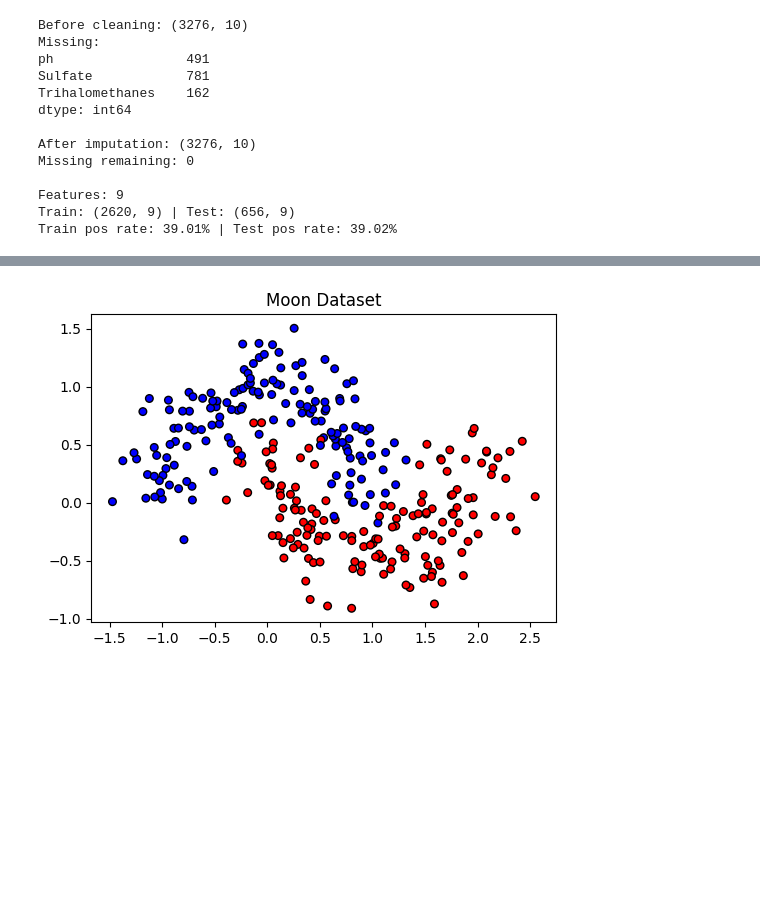
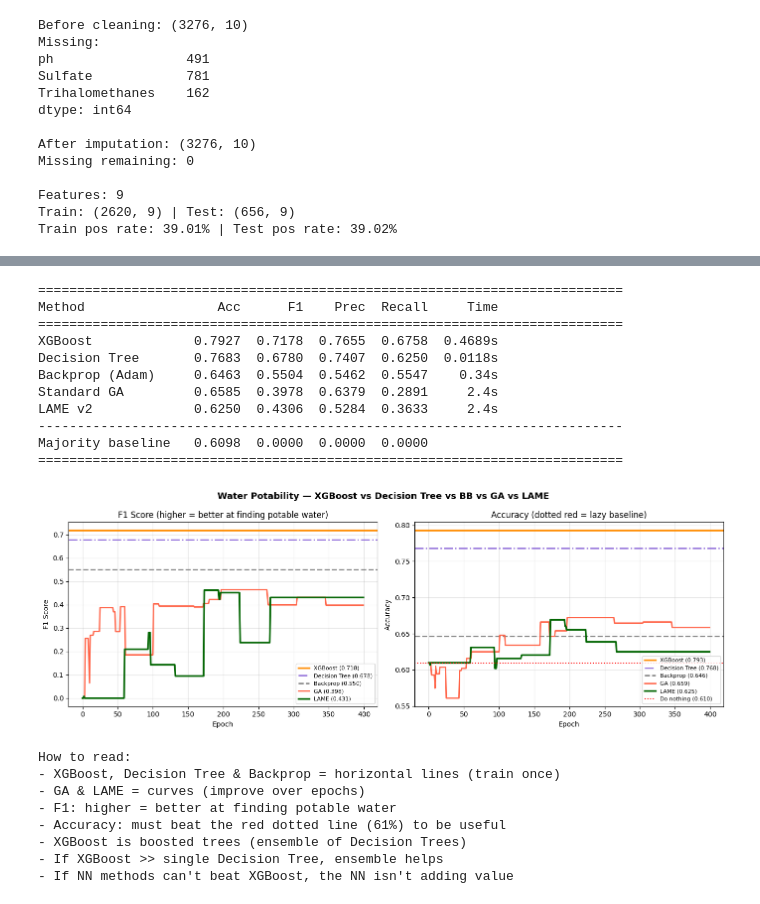
Before and after one commit to cesa3/nn-ga, a Jupyter notebook: NN_+GA.ipynb, the cells around one changed output, grey strips where cells are left out. Cells and saved outputs as stored; diff of their text form; code cells hidden in the pictures; blank space fills up the shorter version.

```diff
--- a/NN_+GA.ipynb
+++ b/NN_+GA.ipynb
@@ -76,18 +54,4 @@ plt.show()
 # %%
-fig, ax = plt.subplots(figsize=(10, 8))
-corr = df.corr()
-im = ax.imshow(corr, cmap="RdBu_r", vmin=-1, vmax=1)
-ax.set_xticks(range(len(corr)))
-ax.set_yticks(range(len(corr)))
-ax.set_xticklabels(corr.columns, rotation=45, ha="right")
-ax.set_yticklabels(corr.columns)
-for i in range(len(corr)):
-    for j in range(len(corr)):
-        ax.text(j, i, f"{corr.iloc[i, j]:.2f}", ha="center", va="center", fontsize=8)
-plt.colorbar(im)
-ax.set_title("Correlation Matrix")
-plt.tight_layout()
-plt.show()
 
 # Missing value bar chart
 fig, ax = plt.subplots(figsize=(8, 3))
@@ -232,10 +191,10 @@ NN ready.
 # ============================================================
 # Backprop (BB) — Adam baseline with class weighting
 # ============================================================
-def run_backprop(seed=SEED, max_iter=500):
+def run_backprop(seed=SEED, max_iter=1000):
     t0 = time.time()
     mlp = MLPClassifier(
-        hidden_layer_sizes=(H1, H2),
+        hidden_layer_sizes=(H1,),
         activation="relu",
         solver="adam",
         learning_rate_init=0.001,
@@ -482,16 +476,20 @@ Running LAME v2 (epoch-based)...
 # %%
 # ============================================================
-# Results: Decision Tree vs BB vs GA vs LAME
+# Results: XGBoost vs Decision Tree vs BB vs GA vs LAME
 # ============================================================
 
 bb_m = {"acc": bb["test_acc"], "f1": bb["test_f1"], "prec": bb["test_prec"], "rec": bb["test_rec"]}
 dt_m = {"acc": dt["test_acc"], "f1": dt["test_f1"], "prec": dt["test_prec"], "rec": dt["test_rec"]}
+xgb_m = {"acc": xgb["test_acc"], "f1": xgb["test_f1"], "prec": xgb["test_prec"], "rec": xgb["test_rec"]}
 ga_m = eval_all(ga["w"], X_test, y_test)
+
 la_m = eval_all(lame["w"], X_test, y_test)
 
 print("=" * 75)
 print(f"{'Method':<18} {'Acc':>7} {'F1':>7} {'Prec':>7} {'Recall':>7} {'Time':>8}")
 print("=" * 75)
+print(f"{'XGBoost':<18} {xgb_m['acc']:>7.4f} {xgb_m['f1']:>7.4f} "
+      f"{xgb_m['prec']:>7.4f} {xgb_m['rec']:>7.4f} {xgb['time']:>7.4f}s")
 print(f"{'Decision Tree':<18} {dt_m['acc']:>7.4f} {dt_m['f1']:>7.4f} "
       f"{dt_m['prec']:>7.4f} {dt_m['rec']:>7.4f} {dt['time']:>7.4f}s")
 print(f"{'Backprop (Adam)':<18} {bb_m['acc']:>7.4f} {bb_m['f1']:>7.4f} "
@@ -507,11 +505,13 @@ print("=" * 75)
 
 # --- 2 key plots ---
 fig, axes = plt.subplots(1, 2, figsize=(14, 5))
-fig.suptitle("Water Potability — Decision Tree vs BB vs GA vs LAME",
+fig.suptitle("Water Potability — XGBoost vs Decision Tree vs BB vs GA vs LAME",
              fontsize=13, fontweight="bold")
 
 # PLOT 1: F1 Score over epochs
 ax = axes[0]
+ax.axhline(xgb["test_f1"], color="darkorange", linewidth=2.5, linestyle="-",
+           label=f"XGBoost ({xgb['test_f1']:.3f})")
 ax.axhline(dt["test_f1"], color="mediumpurple", linewidth=2, linestyle="-.",
            label=f"Decision Tree ({dt['test_f1']:.3f})")
 ax.axhline(bb["test_f1"], color="gray", linewidth=2, linestyle="--",
@@ -522,52 +522,57 @@ ax.set_xlabel("Epoch")
 ax.set_ylabel("F1 Score")
 ax.set_title("F1 Score (higher = better at finding potable water)")
 ax.legend(fontsize=8)
 ax.grid(True, alpha=0.3)
 
 # PLOT 2: Test Accuracy over epochs
 ax = axes[1]
+ax.axhline(xgb["test_acc"], color="darkorange", linewidth=2.5, linestyle="-",
+           label=f"XGBoost ({xgb['test_acc']:.3f})")
 ax.axhline(dt["test_acc"], color="mediumpurple", linewidth=2, linestyle="-.",
            label=f"Decision Tree ({dt['test_acc']:.3f})")
 ax.axhline(bb["test_acc"], color="gray", linewidth=2, linestyle="--",
            label=f"Backprop ({bb['test_acc']:.3f})")
 ax.plot(ga["test"], color="tomato", linewidth=2, label=f"GA ({ga_m['acc']:.3f})")
 ax.plot(lame["test"], color="darkgreen", linewidth=2.5, label=f"LAME ({la_m['acc']:.3f})")
 ax.axhline((y_test == 0).mean(), color="red", linewidth=1.5, linestyle=":",
            label=f"Do nothing ({(y_test==0).mean():.3f})")
 ax.set_xlabel("Epoch")
 ax.set_ylabel("Accuracy")
 ax.set_title("Accuracy (dotted red = lazy baseline)")
 ax.legend(fontsize=8)
 ax.grid(True, alpha=0.3)
 
 plt.tight_layout()
 plt.show()
 
 print("""
 How to read:
-- Decision Tree & Backprop = horizontal lines (no epochs, train once)
+- XGBoost, Decision Tree & Backprop = horizontal lines (train once)
 - GA & LAME = curves (improve over epochs)
 - F1: higher = better at finding potable water
 - Accuracy: must beat the red dotted line (61%) to be useful
-- Decision Tree is the "simple rules" baseline — if NN methods
-  can't beat it, the NN isn't adding value over interpretable rules
+- XGBoost is boosted trees (ensemble of Decision Trees)
+- If XGBoost >> single Decision Tree, ensemble helps
+- If NN methods can't beat XGBoost, the NN isn't adding value
 """)
+# %% [output]
+===========================================================================
+Method                 Acc      F1    Prec  Recall     Time
+===========================================================================
+XGBoost             0.7927  0.7178  0.7655  0.6758  0.4689s
+Decision Tree       0.7683  0.6780  0.7407  0.6250  0.0118s
+Backprop (Adam)     0.6463  0.5504  0.5462  0.5547    0.34s
+Standard GA         0.6585  0.3978  0.6379  0.2891     2.4s
+LAME v2             0.6250  0.4306  0.5284  0.3633     2.4s
+---------------------------------------------------------------------------
+Majority baseline   0.6098  0.0000  0.0000  0.0000
+===========================================================================
+[figure, added]
+How to read:
+- XGBoost, Decision Tree & Backprop = horizontal lines (train once)
+- GA & LAME = curves (improve over epochs)
+- F1: higher = better at finding potable water
+- Accuracy: must beat the red dotted line (61%) to be useful
+- XGBoost is boosted trees (ensemble of Decision Trees)
+- If XGBoost >> single Decision Tree, ensemble helps
+- If NN methods can't beat XGBoost, the NN isn't adding value
-# %%
-# Generate nonlinear moon dataset
-X, y = make_moons(n_samples=300, noise=0.2, random_state=42)
-
-# Split
-X_train, X_test, y_train, y_test = train_test_split(X, y, test_size=0.2, random_state=42)
-
-# Scale
-scaler = StandardScaler()
-X_train = scaler.fit_transform(X_train)
-X_test = scaler.transform(X_test)
-
-# Plot
-plt.figure(figsize=(6,4))
-plt.scatter(X[:,0], X[:,1], c=y, cmap='bwr', edgecolors='k', s=30)
-plt.title("Moon Dataset")
-plt.show()
-# %% [output]
-[figure, removed]
```
Also changed, not shown: parts of 16 cells of this notebook, 3 other files.
